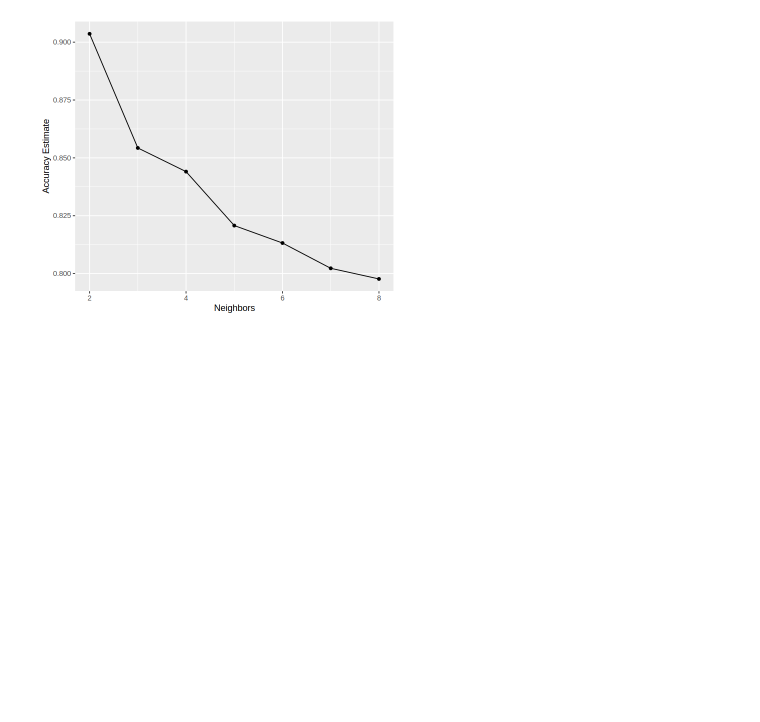
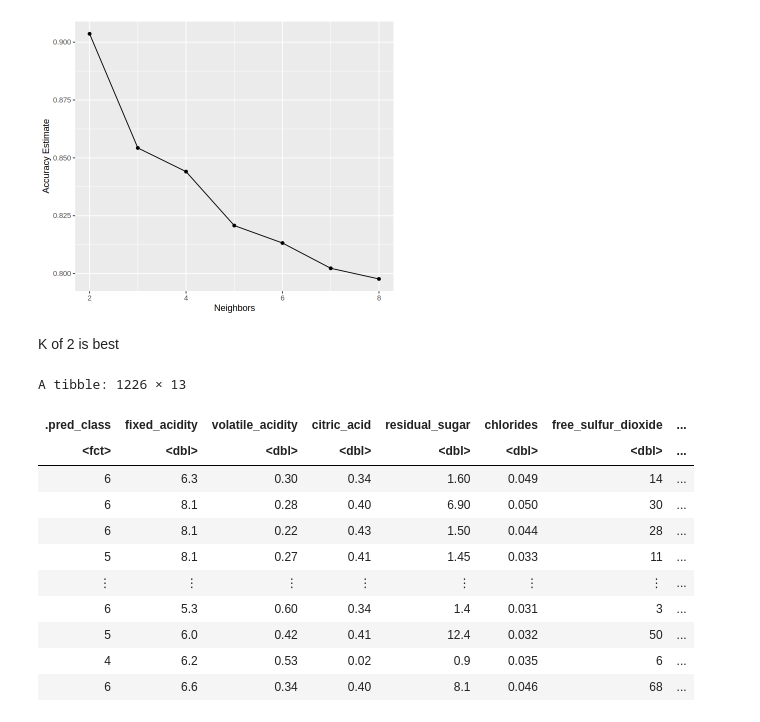
Before and after one commit to RachelX6/DSCI100-Group-Project, a Jupyter notebook: wine_quality_final.ipynb, the cells around one changed output. Drawn from its saved outputs; the diff is of its cells as text; code cells hidden in the pictures; blank space fills up the shorter version.

```diff
--- a/wine_quality_final.ipynb
+++ b/wine_quality_final.ipynb
@@ -130,9 +130,9 @@ The last column, `quality`, is a rating on a scale from 1 to 10 of the wine's de
 # %%
 set.seed(420)
 # Creating the training and testing split of the data
-wine_split <- initial_split(white_wine_data, prop = .75, strata = quality)
-wine_train <- training(wine_split)
-wine_test <- testing(wine_split)
+wine_split_initial <- initial_split(white_wine_data, prop = .75, strata = quality)
+wine_train_initial <- training(wine_split_initial)
+wine_test_initial <- testing(wine_split_initial)
 # %% [markdown]
 ### 3. Summarizing the Data
 To summarize our training data, we will:
@@ -374,3 +374,30 @@ print("Table 7. Choosing the Right K-Value")
 cross_val_plot
 # %% [output]
 [figure]
+# %% [markdown]
+K of 2 is best
+# %%
+tuned_spec <- nearest_neighbor(weight_func = "rectangular", neighbors = 2) |>
+        set_engine("kknn") |>
+        set_mode("classification")
+wine_fit <- workflow() |>
+    add_model(tuned_spec) |>
+    add_recipe(wine_recipe) |>
+    fit(wine_train)
+# %%
+predict <- predict(wine_fit, wine_test_initial) |>
+    bind_cols(wine_test_initial)
+predict
+# %% [output]
+A tibble: 1226 × 13
+| .pred_class | fixed_acidity | volatile_acidity | citric_acid | residual_sugar | chlorides | free_sulfur_dioxide | ... |
+| <fct> | <dbl> | <dbl> | <dbl> | <dbl> | <dbl> | <dbl> | ... |
+| 6 | 6.3 | 0.30 | 0.34 | 1.60 | 0.049 | 14 | ... |
+| 6 | 8.1 | 0.28 | 0.40 | 6.90 | 0.050 | 30 | ... |
+| 6 | 8.1 | 0.22 | 0.43 | 1.50 | 0.044 | 28 | ... |
+| 5 | 8.1 | 0.27 | 0.41 | 1.45 | 0.033 | 11 | ... |
+| ⋮ | ⋮ | ⋮ | ⋮ | ⋮ | ⋮ | ⋮ | ... |
+| 6 | 5.3 | 0.60 | 0.34 | 1.4 | 0.031 | 3 | ... |
+| 5 | 6.0 | 0.42 | 0.41 | 12.4 | 0.032 | 50 | ... |
+| 4 | 6.2 | 0.53 | 0.02 | 0.9 | 0.035 | 6 | ... |
+| 6 | 6.6 | 0.34 | 0.40 | 8.1 | 0.046 | 68 | ... |
```
Also changed, not shown: parts of 2 cells of this notebook.
